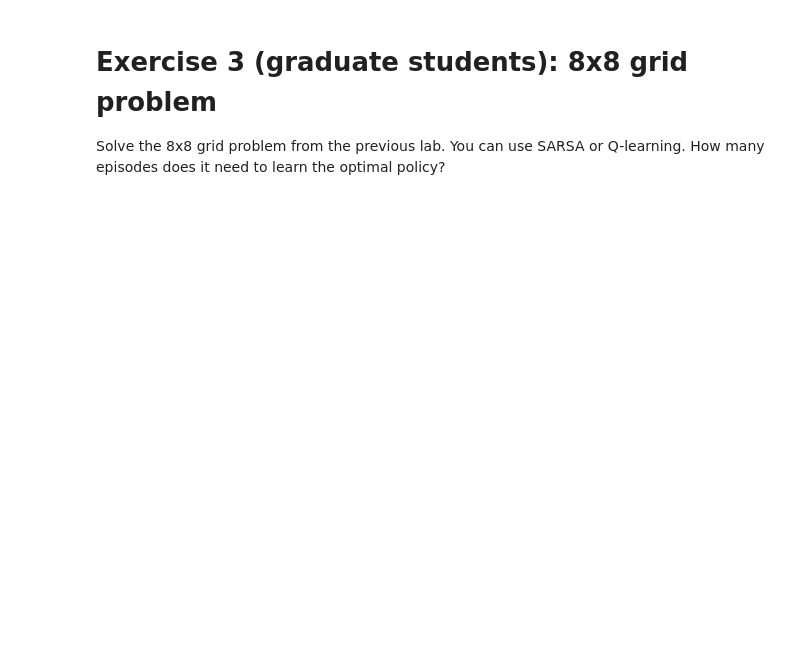
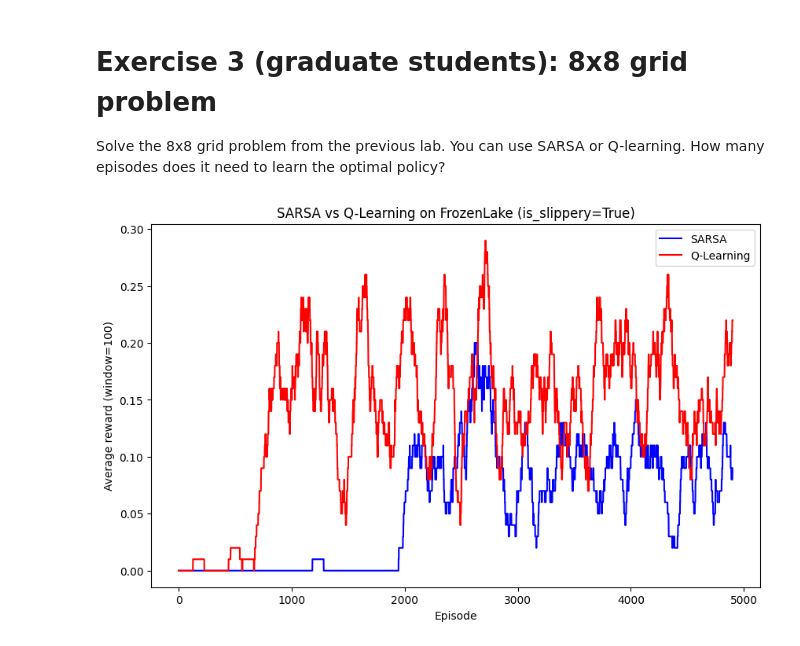
Before and after one commit to aem226/Reinforcement-Learning-Projects, a Jupyter notebook: lab3_td_learning.ipynb, the cells around one changed output. Saved outputs shown, nothing was run; the diff lists cells and outputs as text; code cells hidden in the pictures; blank space fills up the shorter version.

```diff
--- a/lab3_td_learning.ipynb
+++ b/lab3_td_learning.ipynb
@@ -257,3 +290,28 @@ plot_policy(Q, "Q-Learning")
 # %% [markdown]
 # Exercise 3 (graduate students): 8x8 grid problem
 Solve the 8x8 grid problem from the previous lab. You can use SARSA or Q-learning. How many episodes does it need to learn the optimal policy?
+# %%
+#2
+import gymnasium as gym
+
+# Stochastic environment
+env = gym.make("FrozenLake-v1", is_slippery=True)
+# %%
+# Run longer training
+sarsa_rewards_slip = run_sarsa(env, n_episodes=5000, alpha=0.5, gamma=0.99, epsilon=0.2)
+q_rewards_slip = run_q_learning(env, n_episodes=5000, alpha=0.5, gamma=0.99, epsilon=0.2)
+
+# Moving average to smooth
+def moving_average(data, window=100):
+    return np.convolve(data, np.ones(window)/window, mode="valid")
+
+plt.figure(figsize=(10,6))
+plt.plot(moving_average(sarsa_rewards_slip), label="SARSA", color="blue")
+plt.plot(moving_average(q_rewards_slip), label="Q-Learning", color="red")
+plt.xlabel("Episode")
+plt.ylabel("Average reward (window=100)")
+plt.title("SARSA vs Q-Learning on FrozenLake (is_slippery=True)")
+plt.legend()
+plt.show()
+# %% [output]
+[figure, added]
```
Also changed, not shown: parts of 2 cells of this notebook.
